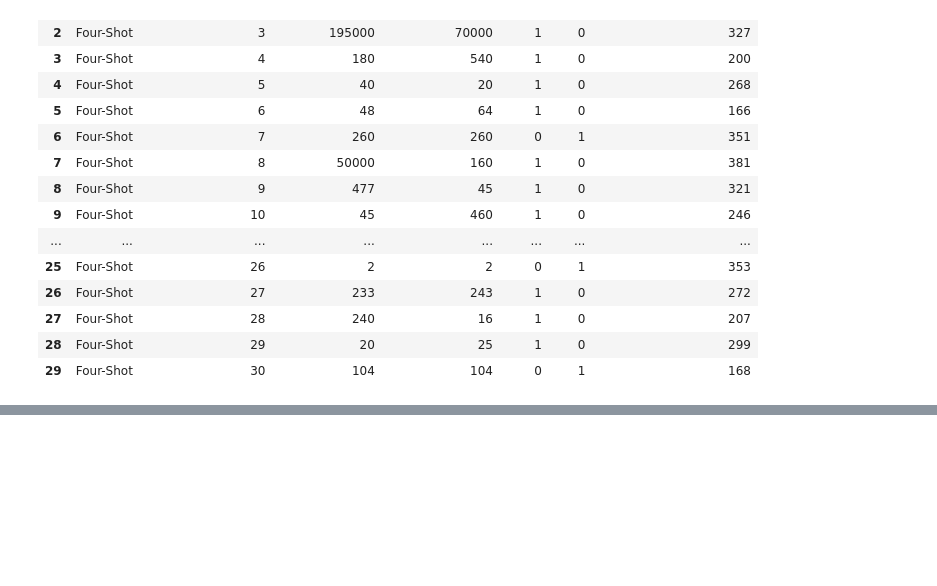
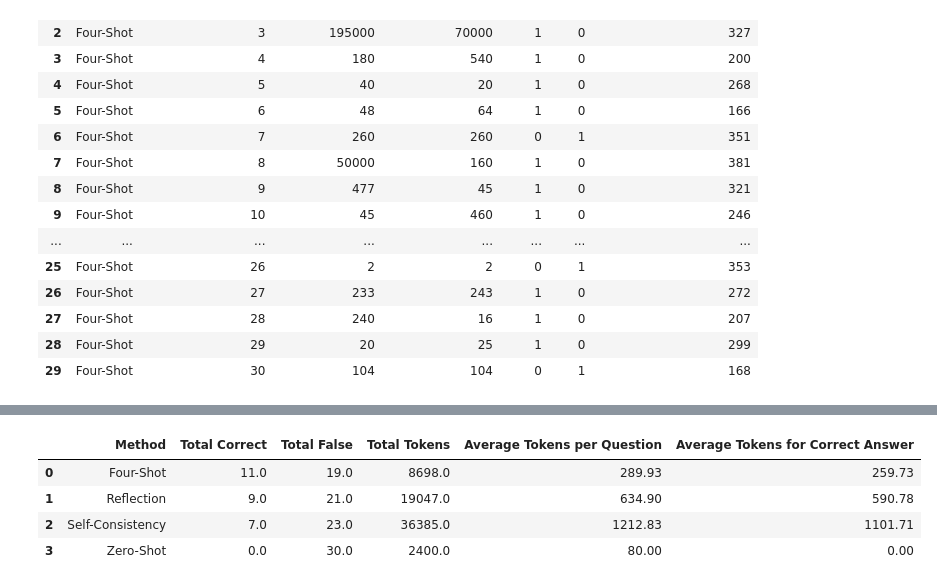
Before and after one commit to euphratesk/ds582_1, a Jupyter notebook: ass1-report.ipynb, the cells around one changed output, grey strips where cells are left out. Drawn from its saved outputs; the diff is of its cells as text; code cells hidden in the pictures; blank space fills up the shorter version.

```diff
--- a/ass1-report.ipynb
+++ b/ass1-report.ipynb
@@ -930,0 +1023,8 @@ dfRevised
+# %%
+analysis_summary
+# %% [output]
+|  | Method | Total Correct | Total False | Total Tokens | Average Tokens per Question | Average Tokens for Correct Answer |
+| 0 | Four-Shot | 11.0 | 19.0 | 8698.0 | 289.93 | 259.73 |
+| 1 | Reflection | 9.0 | 21.0 | 19047.0 | 634.90 | 590.78 |
+| 2 | Self-Consistency | 7.0 | 23.0 | 36385.0 | 1212.83 | 1101.71 |
+| 3 | Zero-Shot | 0.0 | 30.0 | 2400.0 | 80.00 | 0.00 |
```
Also changed, not shown: parts of 14 cells of this notebook.
